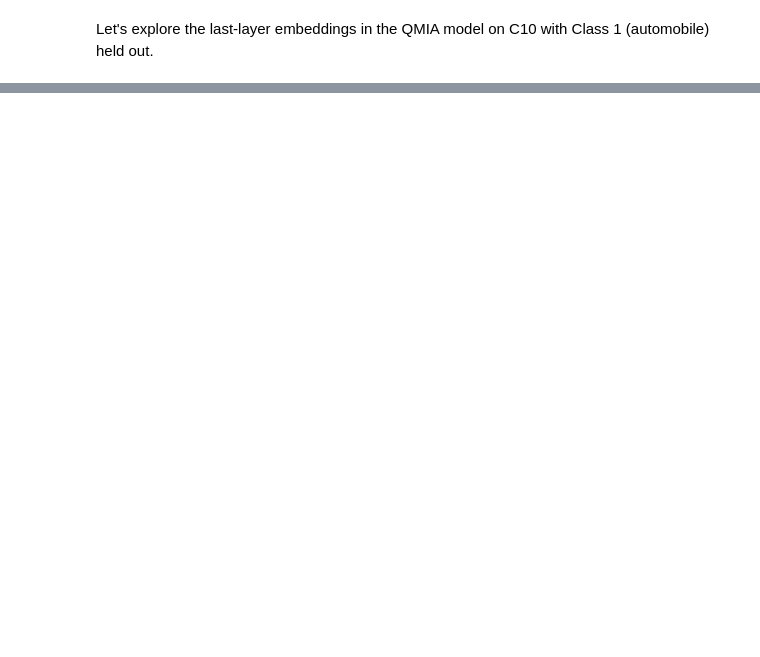
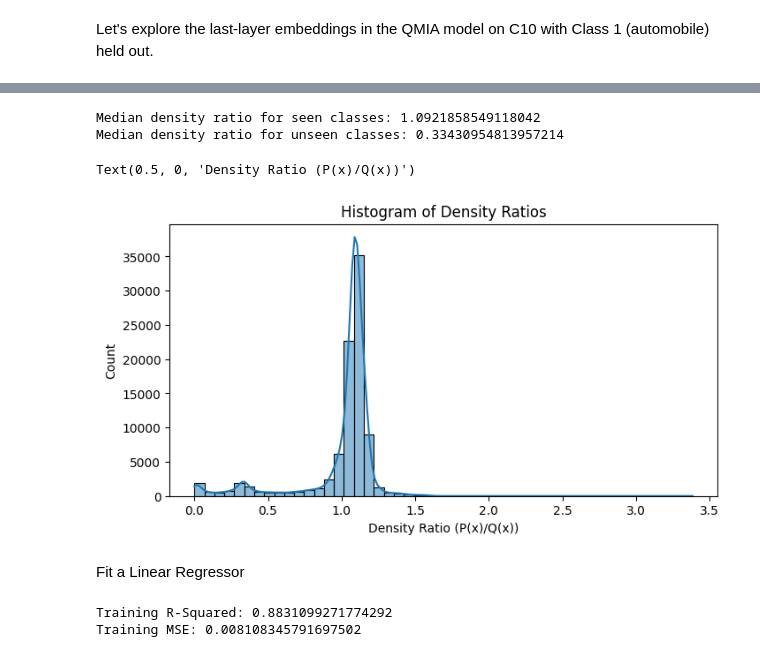
Before and after one commit to neilkale/quantile-mia, a Jupyter notebook: image_QMIA_v2/explore_embeddings.ipynb, the cells around one changed output, grey strips where cells are left out. Cells and saved outputs as stored; diff of their text form; code cells hidden in the pictures; blank space fills up the shorter version.

```diff
--- a/image_QMIA_v2/explore_embeddings.ipynb
+++ b/image_QMIA_v2/explore_embeddings.ipynb
@@ -404,0 +1086,69 @@ for target_class in range(20):
+# %%
+def compute_density_ratio(gmm_P, gmm_Q, X):
+    """
+    Compute the density ratio P(x)/Q(x) for points in X
+
+    Parameters:
+    -----------
+    gmm_P: GaussianMixture
+        The numerator GMM (P)
+    gmm_Q: GaussianMixture
+        The denominator GMM (Q)
+    X: torch.Tensor
+        Points at which to evaluate the density ratio (n, d) or (n, 1, d)
+
+    Returns:
+    --------
+    torch.Tensor
+        Density ratio values for each point in X (n)
+    """
+    # Get log probabilities from each model
+    # The score_samples method returns log probabilities
+    log_prob_P = gmm_P.score_samples(X)  # Returns (n)
+    log_prob_Q = gmm_Q.score_samples(X)  # Returns (n)
+
+    # Compute ratio in log space first (for numerical stability)
+    log_ratio = log_prob_P - log_prob_Q
+
+    # Convert to normal space
+    ratio = torch.exp(log_ratio)
+
+    return ratio
+
+density_ratios = compute_density_ratio(gmm_P, gmm_Q, Q)
+# %%
+print("Median density ratio for seen classes:", torch.median(density_ratios[is_seen]).item())
+print("Median density ratio for unseen classes:", torch.median(density_ratios[~is_seen]).item())
+# %% [output]
+Median density ratio for seen classes: 1.0921858549118042
+Median density ratio for unseen classes: 0.33430954813957214
+# %%
+from matplotlib import pyplot as plt
+import seaborn as sns
+
+plt.figure(figsize=(8, 4))
+sns.histplot(density_ratios.cpu().numpy(), bins=50, kde=True)
+plt.title('Histogram of Density Ratios')
+plt.xlabel('Density Ratio (P(x)/Q(x))')
+# %% [output]
+Text(0.5, 0, 'Density Ratio (P(x)/Q(x))')
+[figure, added]
+# %% [markdown]
+Fit a Linear Regressor
+# %%
+from sklearn.linear_model import LinearRegression
+from sklearn.metrics import mean_squared_error, r2_score
+
+# Prepare training data
+X_train = scaled_embeds
+y_train = density_ratios.cpu().numpy()
+# Initialize and fit the linear regression model
+lin_reg = LinearRegression()
+lin_reg.fit(X_train, y_train)
+# Print the training accuracy
+y_pred = lin_reg.predict(X_train)
+print("Training R-Squared:", r2_score(y_train, y_pred))
+print("Training MSE:", mean_squared_error(y_train, y_pred))
+# %% [output]
+Training R-Squared: 0.8831099271774292
+Training MSE: 0.008108345791697502
```
Also changed, not shown: parts of 19 cells of this notebook, 17 other files.
